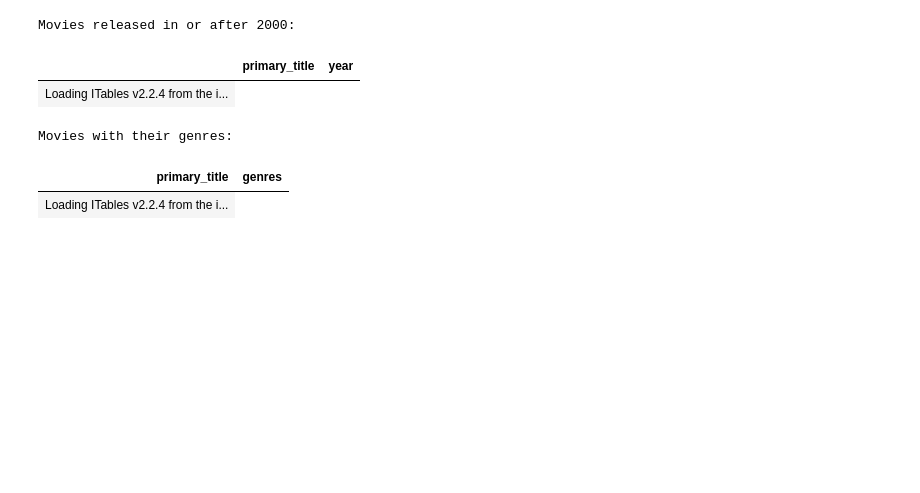
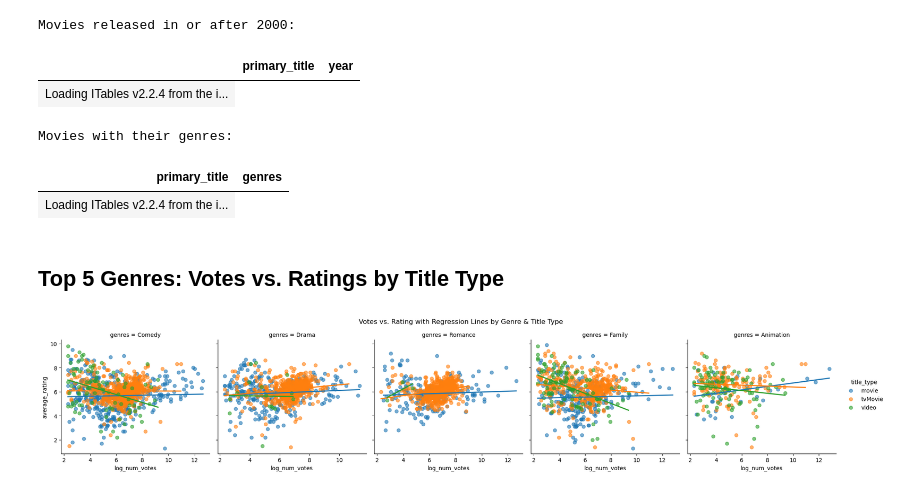
Before and after one commit to rhorn15/rhorn15.github.io, a Jupyter notebook: posts/Holiday Movies/index.ipynb, the cells around one changed output. Saved outputs shown, nothing was run; the diff lists cells and outputs as text; code cells hidden in the pictures; blank space fills up the shorter version.

```diff
--- a/posts/Holiday Movies/index.ipynb
+++ b/posts/Holiday Movies/index.ipynb
@@ -89,3 +95,41 @@ show(movies_with_genres[['primary_title', 'genres']])
 Movies with their genres:
 | primary_title | genres |
 | Loading ITables v2.2.4 from the i... |
+# %% [markdown]
+## Top 5 Genres: Votes vs. Ratings by Title Type
+# %%
+import pandas as pd
+import numpy as np
+import seaborn as sns
+import matplotlib.pyplot as plt
+
+# Load the datasets
+movies = pd.read_csv("https://bcdanl.github.io/data/holiday_movies.csv")
+genres = pd.read_csv("https://bcdanl.github.io/data/holiday_movie_genres.csv")
+
+# 1. Identify the five genres with the highest film counts
+top5 = genres['genres'].value_counts().nlargest(5).index.tolist()
+
+# 2. Merge on tconst, filter to those top genres, and add log(num_votes)
+df = (
+    movies
+    .merge(genres, on='tconst')
+    .query("genres in @top5")
+    .assign(log_num_votes = lambda d: np.log(d['num_votes']))
+)
+
+# 3. Plot log(num_votes) vs. average_rating, faceted by genre & colored by title_type
+sns.lmplot(
+    data=df,
+    x='log_num_votes', y='average_rating',
+    col='genres', hue='title_type',
+    sharex=False, sharey=True, height=4,
+    scatter_kws={'alpha': 0.6},
+    line_kws={'linewidth': 2},
+    ci=None
+)
+plt.subplots_adjust(top=0.85)
+plt.suptitle('Votes vs. Rating with Regression Lines by Genre & Title Type')
+plt.show()
+# %% [output]
+[figure, added]
```
Also changed, not shown: parts of 2 cells of this notebook, 8 other files.
